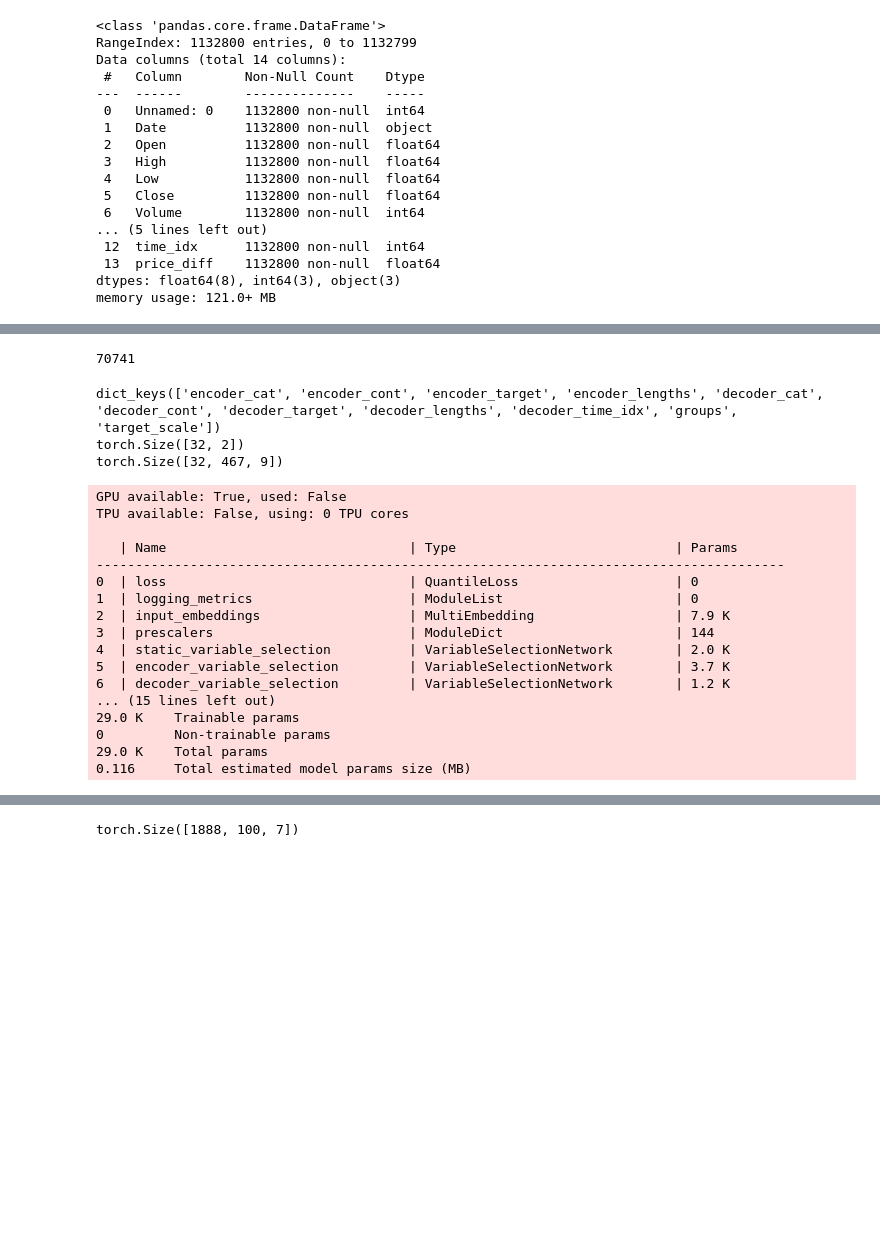
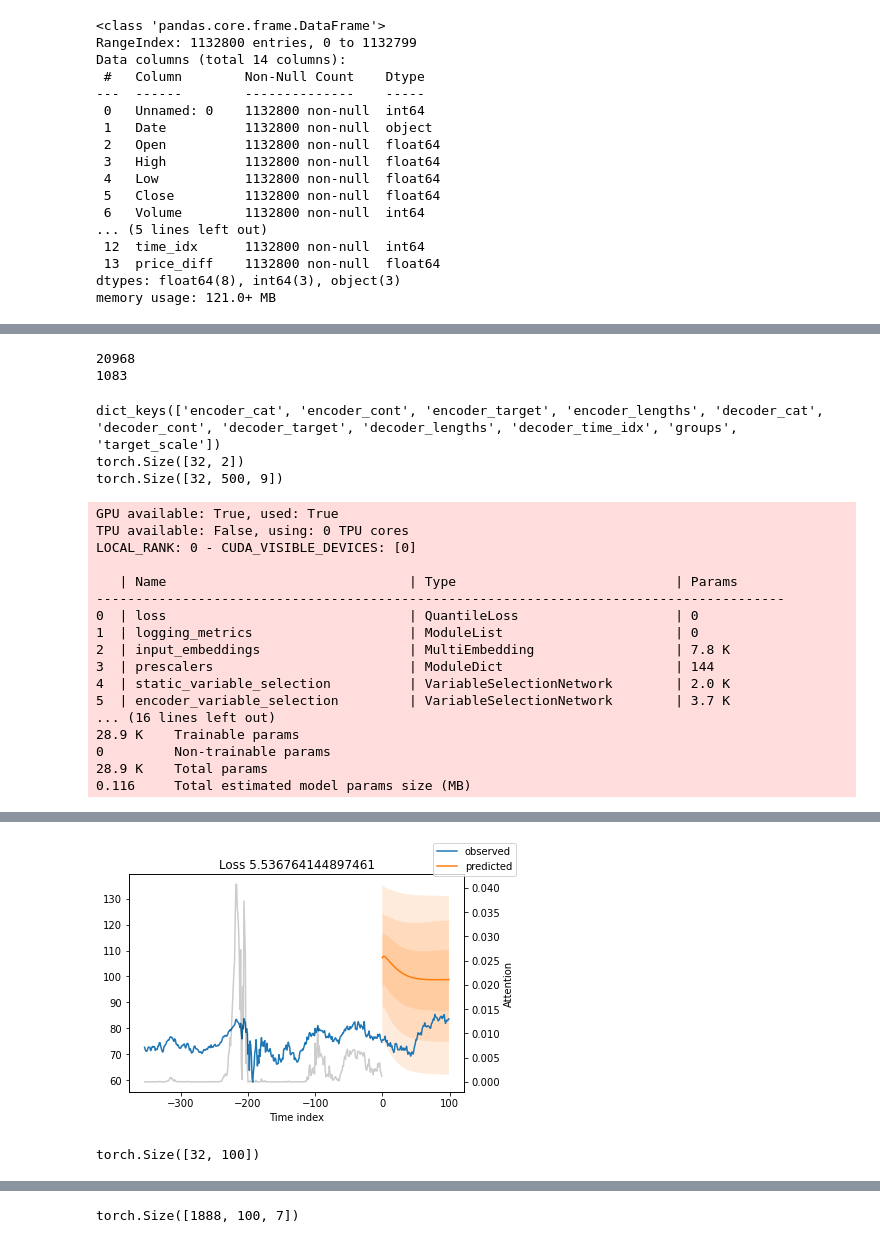
Before and after one commit to dukesky/StockRistAnalysis, a Jupyter notebook: StockDataExplore.ipynb, the cells around one changed output, grey strips where cells are left out. Cells and saved outputs as stored; diff of their text form; code cells hidden in the pictures; blank space fills up the shorter version.

Commit message:
update preprocess stock data

```diff
--- a/StockDataExplore.ipynb
+++ b/StockDataExplore.ipynb
@@ -120,6 +177,11 @@ S_P_index.head()
 
 Select 2010-2012,2013-2015,2016-2018,2019-2021  first two year are full year training data,
 second year are half year (Jan-May) test data, until 2021-05-31
+# %%
+Stocks = dict()
+for ticker in S_P_index.Symbol:
+    Stocks[ticker] = yf.Ticker(ticker)
+Stocks['SPY'] = yf.Ticker('SPY')
 # %%
 def mape(true,pred, basic_reduction = 10, return_mean=False):
     mape = []
@@ -285,4 +481,0 @@ ticker_encoder = training_set.categorical_encoders['ticker']
-# %%
-len(train_dataloader)
-# %% [output]
-70741
@@ -289,14 +485,22 @@ len(train_dataloader)
+# %%
+print(len(train_dataloader))
+print(len(val_dataloader))
+# %% [output]
+20968
+1083
 # %%
-for x,y in train_dataloader:
+for x,y in val_dataloader:
     print(x.keys())
     print(x['groups'].shape)
+#     print(x['groups'])
     print(x['encoder_cont'].shape)
     break
 # %% [output]
 dict_keys(['encoder_cat', 'encoder_cont', 'encoder_target', 'encoder_lengths', 'decoder_cat', 'decoder_cont', 'decoder_target', 'decoder_lengths', 'decoder_time_idx', 'groups', 'target_scale'])
 torch.Size([32, 2])
-torch.Size([32, 467, 9])
+torch.Size([32, 500, 9])
 # %%
+%%time
 early_stop_callback = EarlyStopping(
     monitor="val_loss",
     min_delta=1e-4,
@@ -309,8 +513,8 @@ lr_logger = LearningRateMonitor()
 logger = TensorBoardLogger("lightning_logs")  # log to tensorboard
 # create trainer
 trainer = pl.Trainer(
-    max_epochs=50,
-    gpus=0,  # train on CPU, use gpus = [0] to run on GPU
+    max_epochs=40,
+    gpus=[0],  # train on CPU, use gpus = [0] to run on GPU
     gradient_clip_val=0.1,
 #     early_stop_callback=early_stop_callback,
     limit_train_batches=30,  # running validation every 30 batches
@@ -339,20 +543,20 @@ trainer.fit(
     val_dataloaders=val_dataloader
 )
 # %% [output]
-GPU available: True, used: False
+GPU available: True, used: True
 TPU available: False, using: 0 TPU cores
+LOCAL_RANK: 0 - CUDA_VISIBLE_DEVICES: [0]
 
    | Name                               | Type                            | Params
 ----------------------------------------------------------------------------------------
 0  | loss                               | QuantileLoss                    | 0
 1  | logging_metrics                    | ModuleList                      | 0
-2  | input_embeddings                   | MultiEmbedding                  | 7.9 K
+2  | input_embeddings                   | MultiEmbedding                  | 7.8 K
 3  | prescalers                         | ModuleDict                      | 144
 4  | static_variable_selection          | VariableSelectionNetwork        | 2.0 K
 5  | encoder_variable_selection         | VariableSelectionNetwork        | 3.7 K
-6  | decoder_variable_selection         | VariableSelectionNetwork        | 1.2 K
-... (15 lines left out)
-29.0 K    Trainable params
+... (16 lines left out)
+28.9 K    Trainable params
 0         Non-trainable params
-29.0 K    Total params
+28.9 K    Total params
 0.116     Total estimated model params size (MB)
@@ -358,0 +564,7 @@ TPU available: False, using: 0 TPU cores
+[figure, added]
+# %%
+for x,y in val_dataloader:
+    print(y[0].shape)
+    break
+# %% [output]
+torch.Size([32, 100])
```
Also changed, not shown: parts of 54 cells of this notebook.
